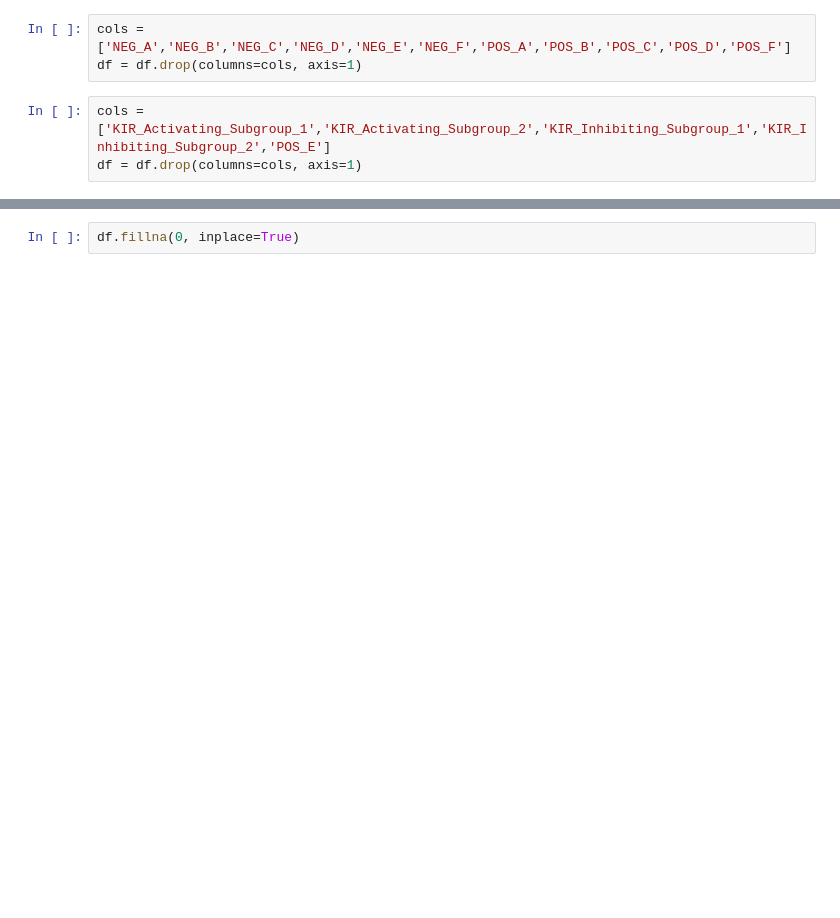
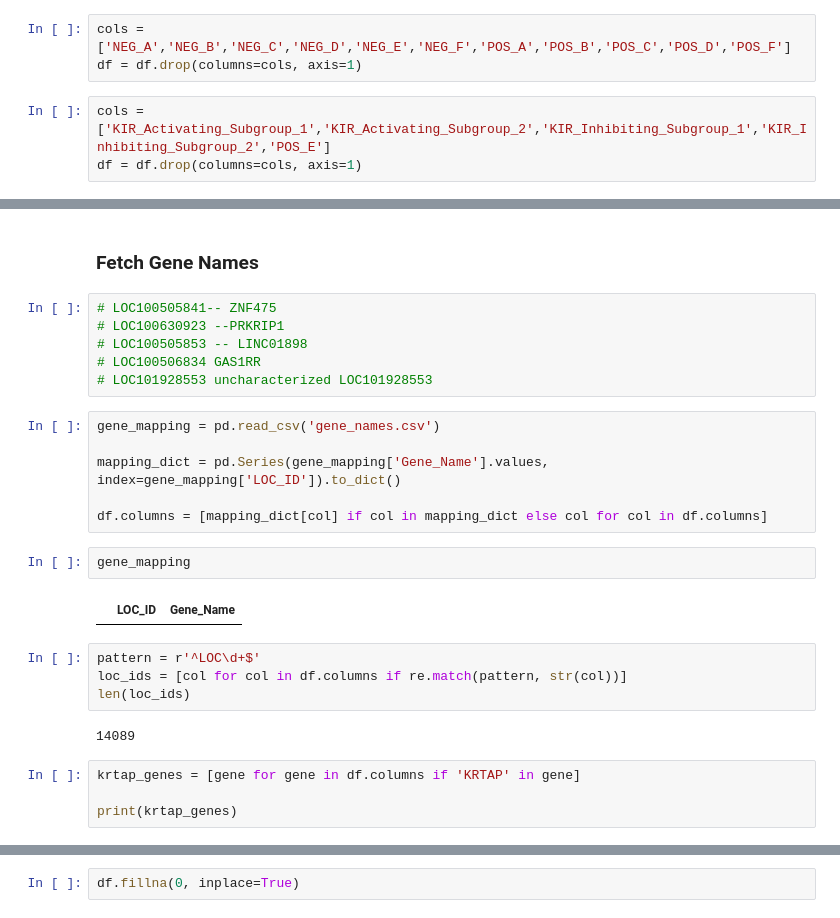
Before and after one commit to hozhao87/Cancer_Drug_Prediction_with_Machine_Learning_Model, a Jupyter notebook: drug_response_prediction_breast_cancer_sum_2.ipynb, the cells around one changed output, grey strips where cells are left out. Saved outputs shown, nothing was run; the diff lists cells and outputs as text; blank space fills up the shorter version.

```diff
--- a/drug_response_prediction_breast_cancer_sum_2.ipynb
+++ b/drug_response_prediction_breast_cancer_sum_2.ipynb
@@ -315,0 +491,28 @@ df = df.drop(columns=cols, axis=1)
+# %% [markdown]
+### Fetch Gene Names
+# %%
+# LOC100505841-- ZNF475
+# LOC100630923 --PRKRIP1
+# LOC100505853 -- LINC01898
+# LOC100506834 GAS1RR
+# LOC101928553 uncharacterized LOC101928553
+# %%
+gene_mapping = pd.read_csv('gene_names.csv')
+
+mapping_dict = pd.Series(gene_mapping['Gene_Name'].values, index=gene_mapping['LOC_ID']).to_dict()
+
+df.columns = [mapping_dict[col] if col in mapping_dict else col for col in df.columns]
+# %%
+gene_mapping
+# %% [output]
+|  | LOC_ID | Gene_Name |
+# %%
+pattern = r'^LOC\d+$'
+loc_ids = [col for col in df.columns if re.match(pattern, str(col))]
+len(loc_ids)
+# %% [output]
+14089
+# %%
+krtap_genes = [gene for gene in df.columns if 'KRTAP' in gene]
+
+print(krtap_genes)
```
Also changed, not shown: parts of 57 cells of this notebook, 1 other file.
